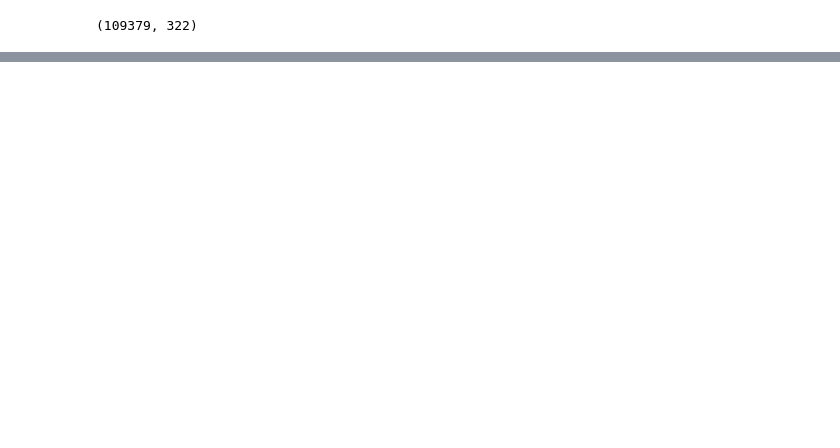
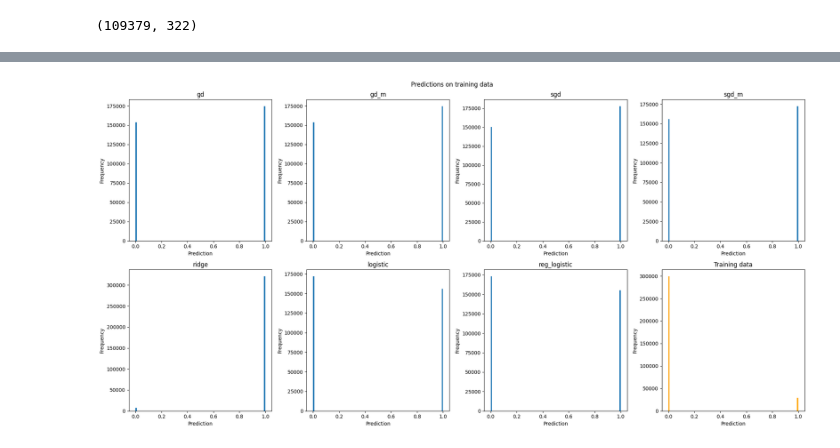
Before and after one commit to epfml/ml-project-1-andermaxjohannes, a Jupyter notebook: MachineLearning.ipynb, the cells around one changed output, grey strips where cells are left out. Drawn from its saved outputs; the diff is of its cells as text; code cells hidden in the pictures; blank space fills up the shorter version.

Commit message:
All regs w k fold valid, and pred and f1 plots

```diff
--- a/MachineLearning.ipynb
+++ b/MachineLearning.ipynb
@@ -746,11 +129,24 @@ def makePredictions(w,xTest,xHeader,xHeaderFeaturesRemoved, prior=1.0):
     return (np.sign(probabilities-0.5)+1)/2 # Shifting the probs to be negative for negative preds, and vice versa, taking the sign, shifting the preds up to be zero or two, diving by to so the preds are zero or one
 """
 # Making predictions
-pred_gd = makePredictions(w_gd_m,xTest[:,1:],xHeader,xHeaderClean)
-pred_logistic = makePredictions(w_logistic,xTest[:,1:],xHeader,xHeaderClean)
-pred_lsquares = makePredictions(w_lsquares,xTest[:,1:],xHeader,xHeaderClean)
+dataset = xTest[:,1:] # The dataset used for predictions X or xTest[:,1:]
+predictions = dict()
+pred_gd = makePredictions(w_gd_m,dataset,xHeader,xHeaderClean)
+predictions['gd'] = pred_gd
+pred_gd_m = makePredictions(w_gd_m,dataset,xHeader,xHeaderClean)
+predictions['gd_m'] = pre_gd_m
+pred_sgd = makePredictions(w_sgd,dataset,xHeader,xHeaderClean)
+predictions['sgd'] = pred_sgd
+pred_sgd_m = makePredictions(w_sgd_m,dataset,xHeader,xHeaderClean)
+predictions['sgd_m'] = pred_sgd_m
+pred_ridge = makePredictions(w_ridge,dataset,xHeader,xHeaderClean)
+predictions['ridge'] = pred_ridge
+pred_logistic = makePredictions(w_logistic,dataset,xHeader,xHeaderClean)
+predictions['logistic'] = pred_logistic
+pred_reg_logistic = makePredictions(w_reg_logistic,dataset,xHeader,xHeaderClean)
+predictions['reg_logistic'] = pred_reg_logistic
 # Counting predicted positive cases
-print(np.sum(pred_gd),np.sum(pred_logistic))
+#print(np.sum(pred_gd),np.sum(pred_logistic))
 # %% [output]
 Added dummy variable and replaced invalid entries with zeros
 Added dummy variable and replaced invalid entries with zeros
@@ -757,0 +189,23 @@ Added dummy variable and replaced invalid entries with zeros
+# %%
+
+pred_plots = plt.figure(figsize=(20,10))
+pred_plots.suptitle('Predictions on training data')
+for p in range(7):
+    pred_plots.add_subplot(2,4,p+1)
+    plt.title(list(predictions.keys())[p])
+    plt.hist(list(predictions.values())[p], bins=100)
+    plt.xlabel('Prediction')
+    plt.ylabel('Frequency')
+pred_plots.add_subplot(2,4,8)
+plt.hist(Y, bins=100, color='orange')
+plt.title("Training data")
+plt.xlabel('Prediction')
+plt.ylabel('Frequency')
+plt.tight_layout()
+plt.show()
+pred_plots.savefig('Predictions.png')
+
+#print(predictions['sgd_m'])
+#plt.hist(predictions['reg_logistic'], bins=100)
+# %% [output]
+[figure, added]
```
Also changed, not shown: parts of 7 cells of this notebook, 3 other files.
